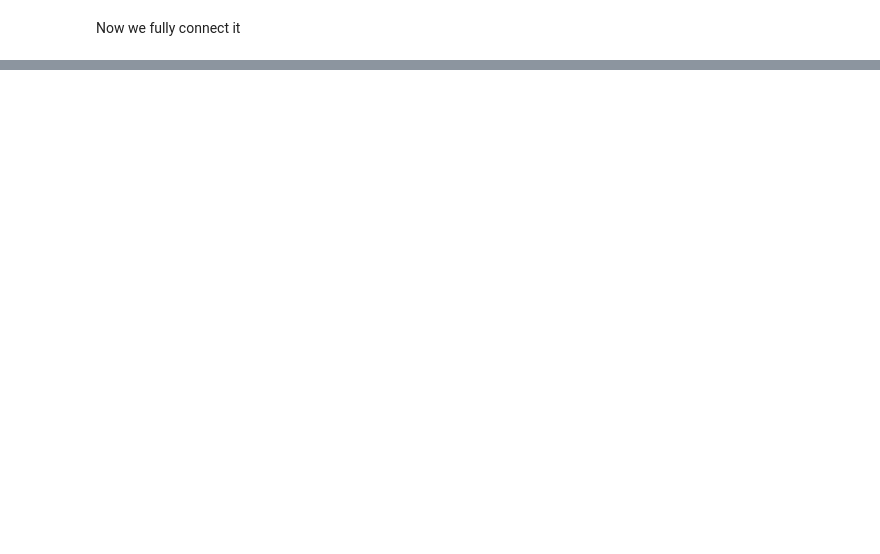
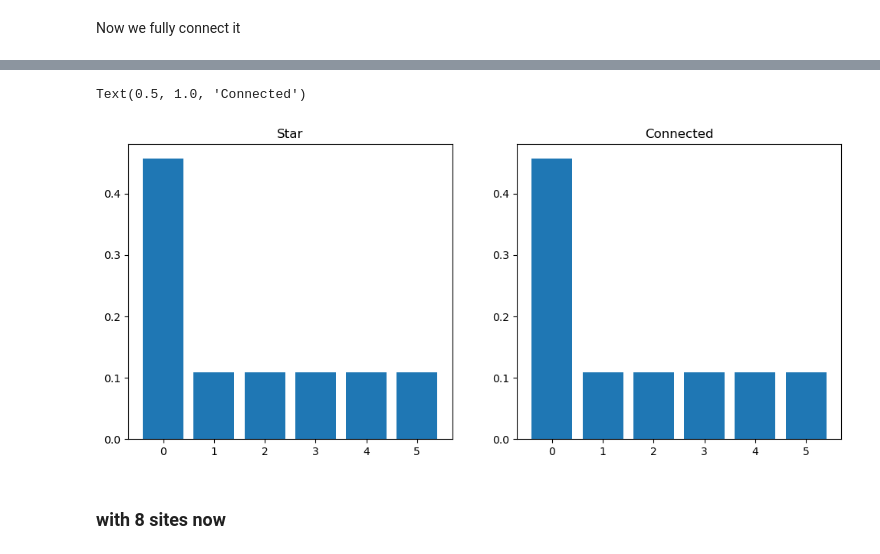
Before and after one commit to lresteghini/Quantum-Walks-course, a Jupyter notebook: Continuous_time_walks.ipynb, the cells around one changed output, grey strips where cells are left out. Cells and saved outputs as stored; diff of their text form; code cells hidden in the pictures; blank space fills up the shorter version.

```diff
--- a/Continuous_time_walks.ipynb
+++ b/Continuous_time_walks.ipynb
@@ -450,0 +511,27 @@ plt.show()
+# %%
+t = 10
+
+State_star = Evol_vector(t, state, Laplace_star)
+
+pos_star = Measure_pos(State_star)
+
+State_wheel= Evol_vector(t, state, Laplace_wheel)
+
+pos_wheel = Measure_pos(State_wheel)
+# %%
+import matplotlib.pyplot as plt
+
+fig, (p1, p2) = plt.subplots(1, 2, figsize=(12, 5))
+
+p1.bar(np.arange(len(pos_star)), pos_star)
+
+p1.set_title("Star")
+
+p2.bar(np.arange(len(pos_wheel)), pos_wheel)
+
+p2.set_title("Connected")
+# %% [output]
+Text(0.5, 1.0, 'Connected')
+[figure, added]
+# %% [markdown]
+### with 8 sites now
```
Also changed, not shown: parts of 21 cells of this notebook.
